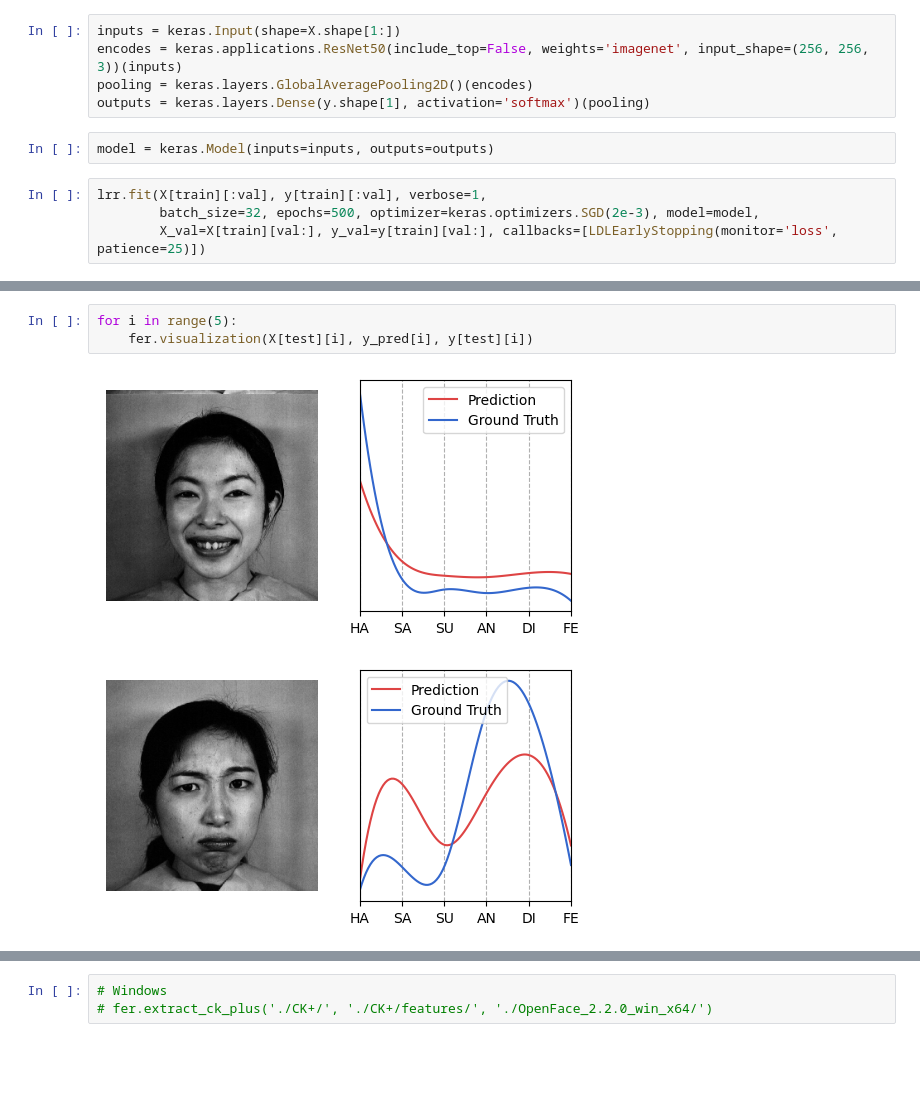
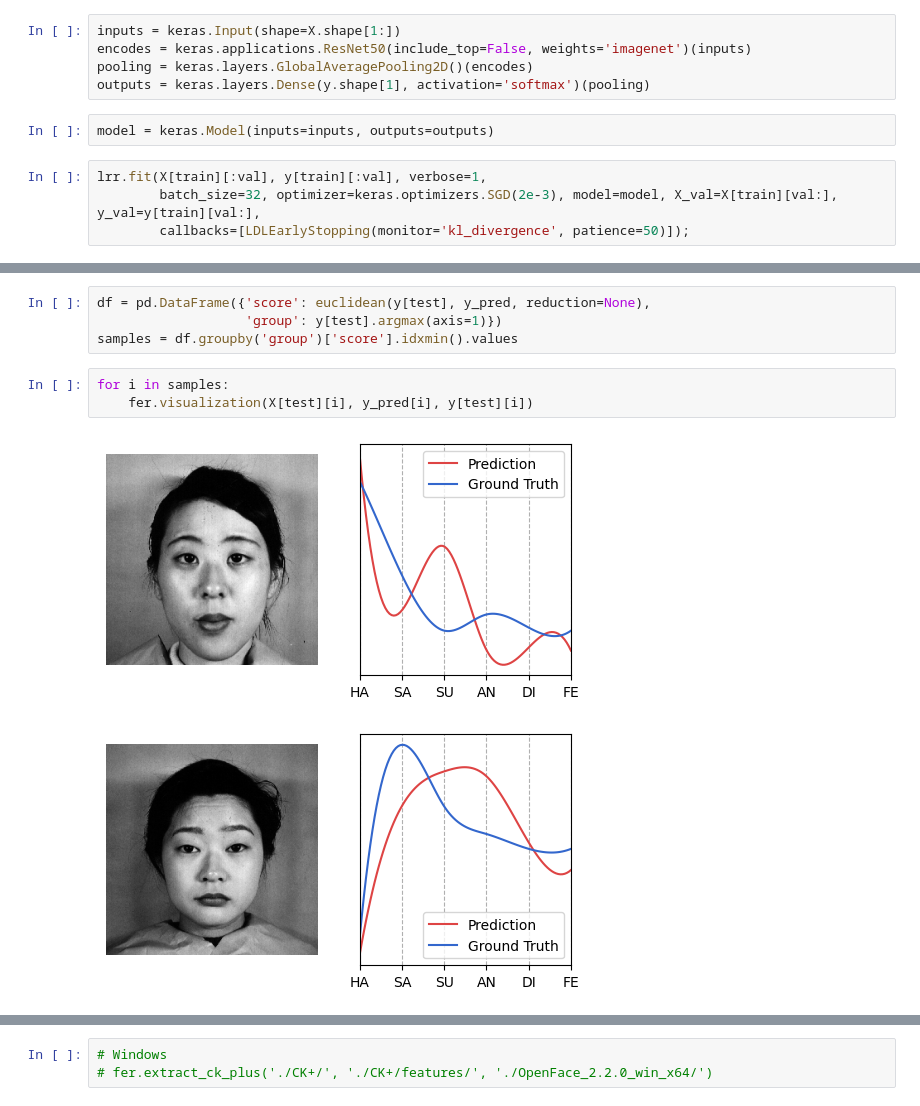
Before and after one commit to SpriteMisaka/PyLDL, a Jupyter notebook: demo/facial_emotion_recognition.ipynb, the cells around one changed output, grey strips where cells are left out. Saved outputs shown, nothing was run; the diff lists cells and outputs as text; blank space fills up the shorter version.

```diff
--- a/demo/facial_emotion_recognition.ipynb
+++ b/demo/facial_emotion_recognition.ipynb
@@ -36,13 +39,13 @@ class LRR(BaseGD, BaseDeepLDL):
 lrr = LRR()
 # %%
 inputs = keras.Input(shape=X.shape[1:])
-encodes = keras.applications.ResNet50(include_top=False, weights='imagenet', input_shape=(256, 256, 3))(inputs)
+encodes = keras.applications.ResNet50(include_top=False, weights='imagenet')(inputs)
 pooling = keras.layers.GlobalAveragePooling2D()(encodes)
 outputs = keras.layers.Dense(y.shape[1], activation='softmax')(pooling)
 # %%
 model = keras.Model(inputs=inputs, outputs=outputs)
 # %%
 lrr.fit(X[train][:val], y[train][:val], verbose=1,
-        batch_size=32, epochs=500, optimizer=keras.optimizers.SGD(2e-3), model=model,
-        X_val=X[train][val:], y_val=y[train][val:], callbacks=[LDLEarlyStopping(monitor='loss', patience=25)])
+        batch_size=32, optimizer=keras.optimizers.SGD(2e-3), model=model, X_val=X[train][val:], y_val=y[train][val:],
+        callbacks=[LDLEarlyStopping(monitor='kl_divergence', patience=50)]);
 # %% [output]
@@ -56,6 +67,10 @@ y_pred = lrr.predict(X[test])
+# %%
+df = pd.DataFrame({'score': euclidean(y[test], y_pred, reduction=None),
+                   'group': y[test].argmax(axis=1)})
+samples = df.groupby('group')['score'].idxmin().values
 # %%
-for i in range(5):
+for i in samples:
     fer.visualization(X[test][i], y_pred[i], y[test][i])
 # %% [output]
-[figure, old version]
+[figure, new version]
-[figure, old version]
+[figure, new version]
```
Also changed, not shown: parts of 12 cells of this notebook, 46 other files.
